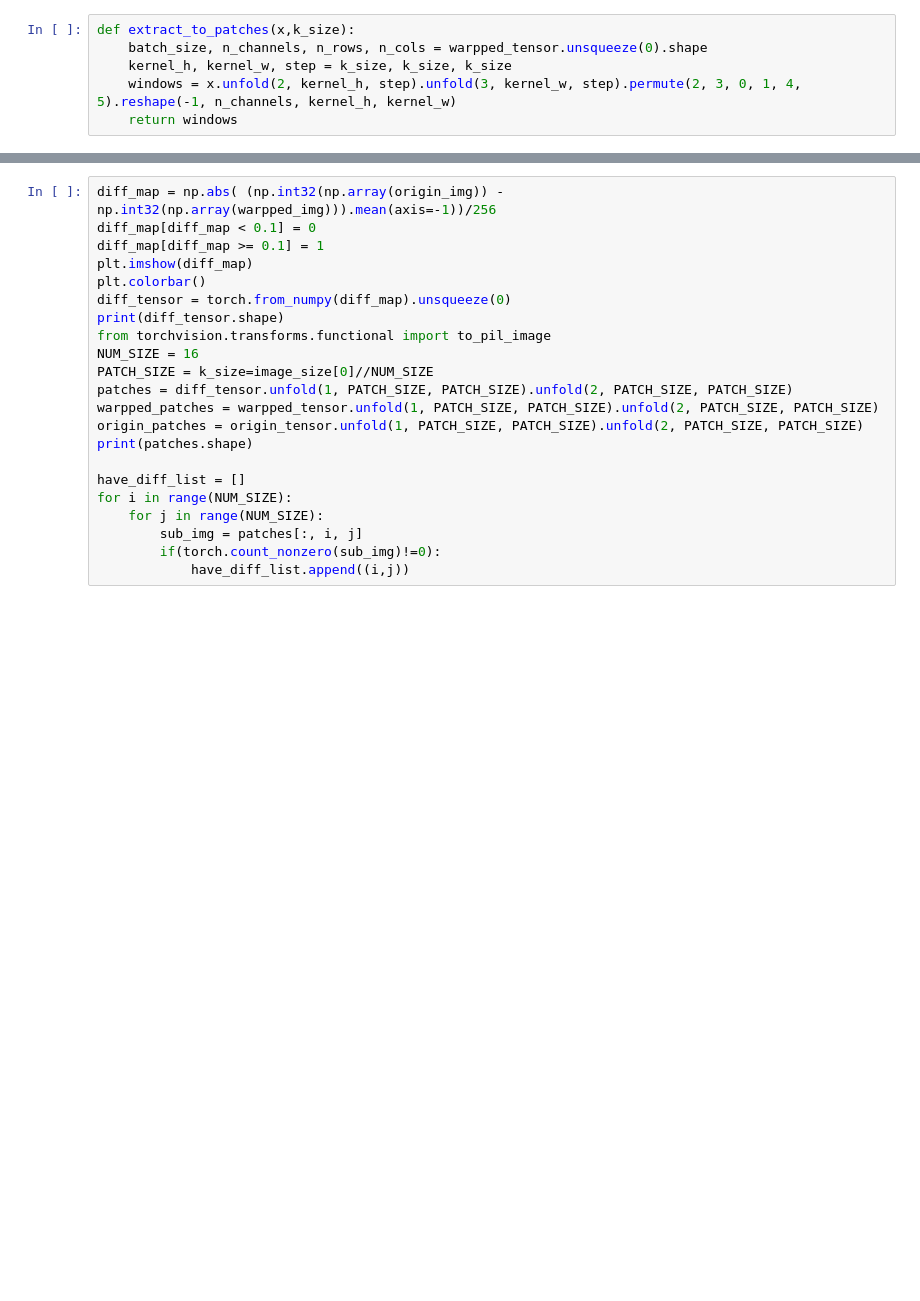
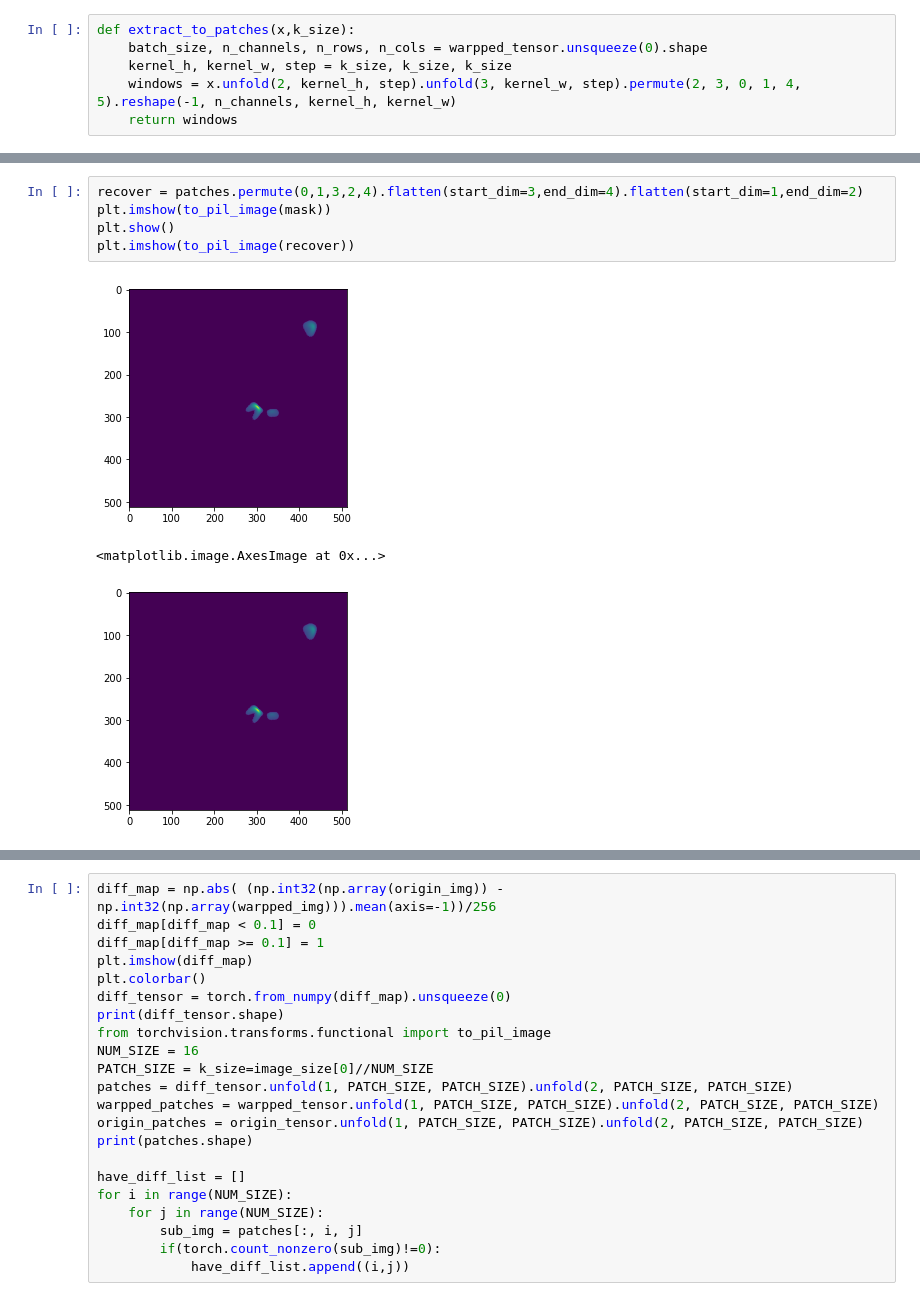
Before and after one commit to john12458/InpaintDeformBackground, a Jupyter notebook: warp.ipynb, the cells around one changed output, grey strips where cells are left out. Saved outputs shown, nothing was run; the diff lists cells and outputs as text; blank space fills up the shorter version.

```diff
--- a/warp.ipynb
+++ b/warp.ipynb
@@ -1639 +1645,10 @@ torch.Size([1, 16, 16, 32, 32])
+# %%
+recover = patches.permute(0,1,3,2,4).flatten(start_dim=3,end_dim=4).flatten(start_dim=1,end_dim=2)
+plt.imshow(to_pil_image(mask))
+plt.show()
+plt.imshow(to_pil_image(recover))
+# %% [output]
+[figure, added]
+<matplotlib.image.AxesImage at 0x...>
+[figure, added]
 # %%
```
Also changed, not shown: parts of 16 cells of this notebook, 14 other files.
